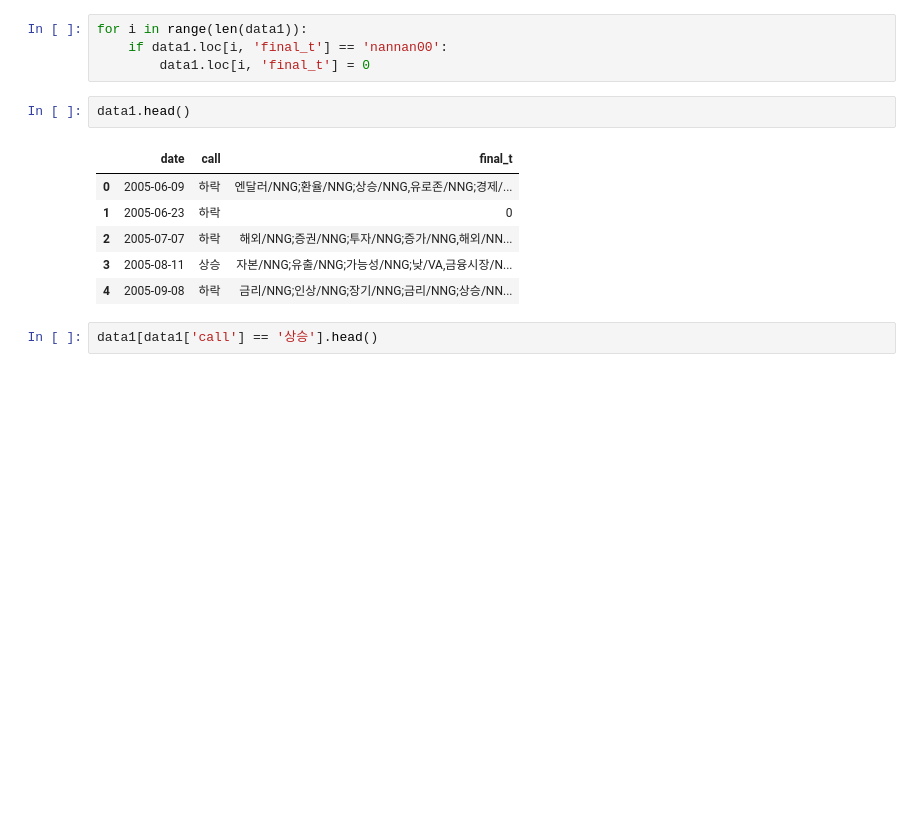
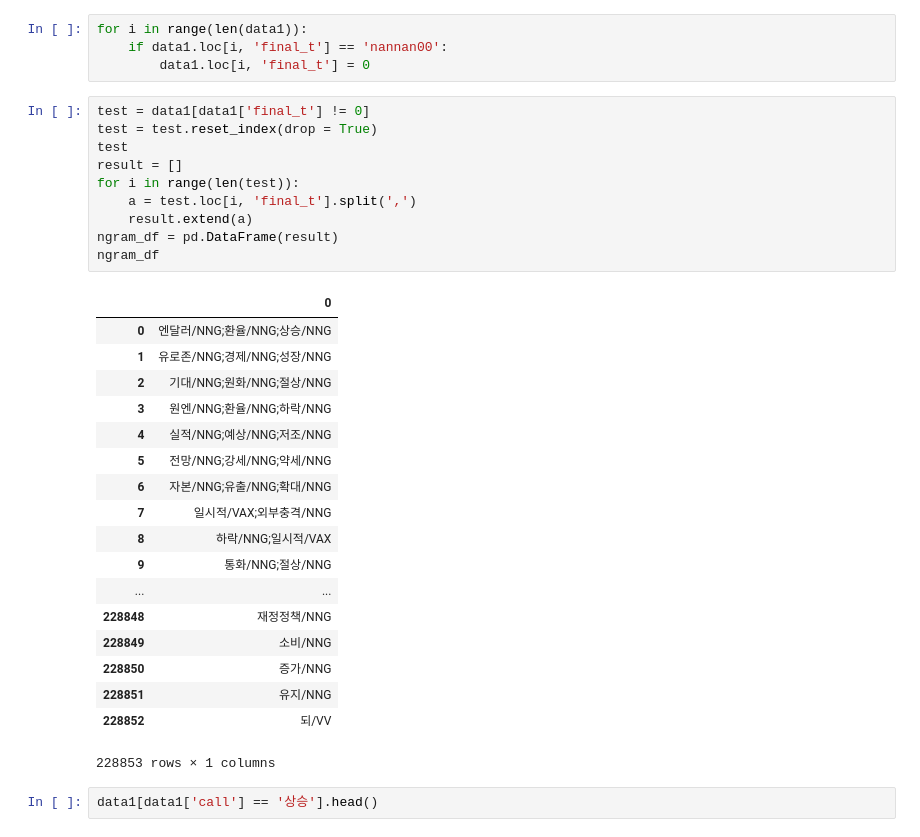
Before and after one commit to Daikoku1/Daikoku_Python, a Jupyter notebook: 금통위 ngram counts.ipynb, the cells around one changed output. Drawn from its saved outputs; the diff is of its cells as text; blank space fills up the shorter version.

```diff
--- a/금통위 ngram counts.ipynb
+++ b/금통위 ngram counts.ipynb
@@ -22,15 +22,35 @@ Timestamp('2005-07-07 00:00:00')
 for i in range(len(data1)):
     if data1.loc[i, 'final_t'] == 'nannan00':
         data1.loc[i, 'final_t'] = 0
-# %%
-data1.head()
-# %% [output]
-|  | date | call | final_t |
-| 0 | 2005-06-09 | 하락 | 엔달러/NNG;환율/NNG;상승/NNG,유로존/NNG;경제/... |
-| 1 | 2005-06-23 | 하락 | 0 |
-| 2 | 2005-07-07 | 하락 | 해외/NNG;증권/NNG;투자/NNG;증가/NNG,해외/NN... |
-| 3 | 2005-08-11 | 상승 | 자본/NNG;유출/NNG;가능성/NNG;낮/VA,금융시장/N... |
-| 4 | 2005-09-08 | 하락 | 금리/NNG;인상/NNG;장기/NNG;금리/NNG;상승/NN... |
+# %%
+test = data1[data1['final_t'] != 0]
+test = test.reset_index(drop = True)
+test
+result = []
+for i in range(len(test)):
+    a = test.loc[i, 'final_t'].split(',')
+    result.extend(a)
+ngram_df = pd.DataFrame(result)
+ngram_df
+# %% [output]
+|  | 0 |
+| 0 | 엔달러/NNG;환율/NNG;상승/NNG |
+| 1 | 유로존/NNG;경제/NNG;성장/NNG |
+| 2 | 기대/NNG;원화/NNG;절상/NNG |
+| 3 | 원엔/NNG;환율/NNG;하락/NNG |
+| 4 | 실적/NNG;예상/NNG;저조/NNG |
+| 5 | 전망/NNG;강세/NNG;약세/NNG |
+| 6 | 자본/NNG;유출/NNG;확대/NNG |
+| 7 | 일시적/VAX;외부충격/NNG |
+| 8 | 하락/NNG;일시적/VAX |
+| 9 | 통화/NNG;절상/NNG |
+| ... | ... |
+| 228848 | 재정정책/NNG |
+| 228849 | 소비/NNG |
+| 228850 | 증가/NNG |
+| 228851 | 유지/NNG |
+| 228852 | 되/VV |
+228853 rows × 1 columns
 # %%
 data1[data1['call'] == '상승'].head()
 # %% [output]
```
Also changed, not shown: 3 other files.
